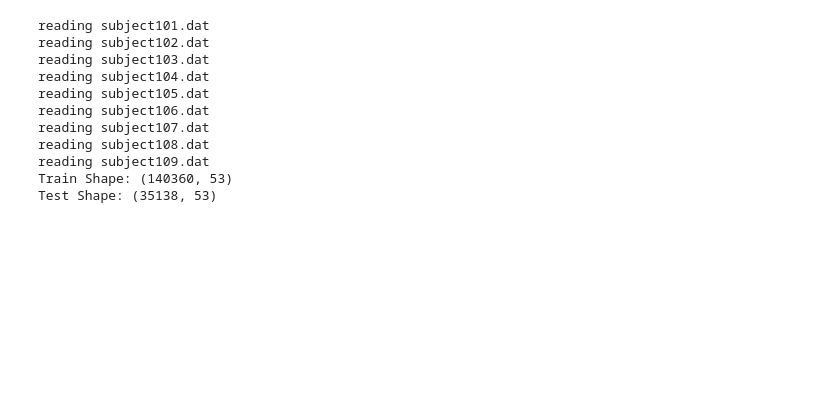
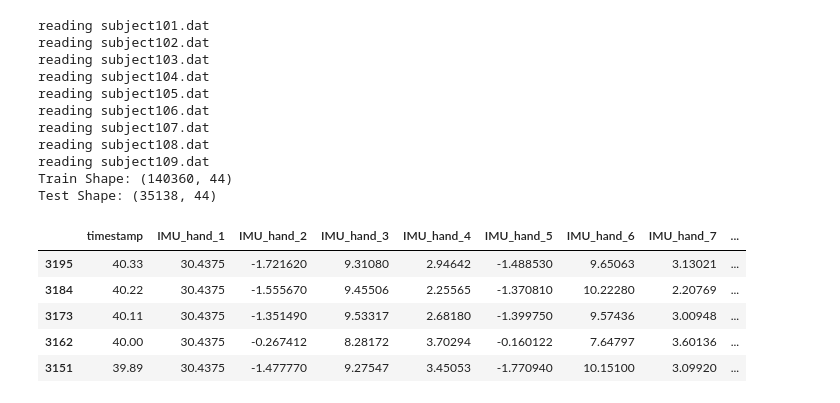
Before and after one commit to Vitor-labs/TCC-1, a Jupyter notebook: notebooks/1.0-Build_Data_Base.ipynb, the cells around one changed output. Cells and saved outputs as stored; diff of their text form; code cells hidden in the pictures; blank space fills up the shorter version.

```diff
--- a/notebooks/1.0-Build_Data_Base.ipynb
+++ b/notebooks/1.0-Build_Data_Base.ipynb
@@ -17,19 +17,28 @@ def load_data(
     path: str, test_size: float = 0.2
 ) -> tuple[DataFrame, DataFrame, DataFrame, DataFrame]:
     train_data, test_data, train_targets, test_targets = [], [], [], []
+    column_names = ["timestamp", "activityID", "heart_rate"] + [
+        f"IMU_hand_{i}" for i in range(1, 18)
+    ]
+    column_names += [f"IMU_chest_{i}" for i in range(1, 18)]
+    column_names += [f"IMU_ankle_{i}" for i in range(1, 18)]
+
     for df, subject in [
         read_w_log(path, filename)
         for filename in os.listdir(path)
         if filename.endswith(".dat")
     ]:
-        df: DataFrame = df[df[1] != 0].dropna().sort_values(1)
+        df.columns = column_names
+        df: DataFrame = df[df["activityID"] != 0].dropna().sort_values("activityID")
         df["subject"] = subject
 
         # for every class drop the last 20% of the data
-        for label in df[1].unique():
-            data = df[df[1] == label]
+        for label in df["activityID"].unique():
+            data: DataFrame = df[df["activityID"] == label].loc[
+                :, ~df.columns.str.endswith(("_15", "_16", "_17"))
+            ]
             SIZE = int((1 - test_size) * len(data))
-            X, y = data.drop(columns=[1, 2]), data[1]
+            X, y = data.drop(columns=["activityID", "heart_rate"]), data["activityID"]
 
             # as it's a time series, i've splited by slices, the last 20% of the
             # data for test and the rest for train
@@ -69,5 +78,14 @@ reading subject106.dat
 reading subject107.dat
 reading subject108.dat
 reading subject109.dat
-Train Shape: (140360, 53)
-Test Shape: (35138, 53)
+Train Shape: (140360, 44)
+Test Shape: (35138, 44)
+# %%
+X_train.head()
+# %% [output]
+|  | timestamp | IMU_hand_1 | IMU_hand_2 | IMU_hand_3 | IMU_hand_4 | IMU_hand_5 | IMU_hand_6 | IMU_hand_7 | ... |
+| 3195 | 40.33 | 30.4375 | -1.721620 | 9.31080 | 2.94642 | -1.488530 | 9.65063 | 3.13021 | ... |
+| 3184 | 40.22 | 30.4375 | -1.555670 | 9.45506 | 2.25565 | -1.370810 | 10.22280 | 2.20769 | ... |
+| 3173 | 40.11 | 30.4375 | -1.351490 | 9.53317 | 2.68180 | -1.399750 | 9.57436 | 3.00948 | ... |
+| 3162 | 40.00 | 30.4375 | -0.267412 | 8.28172 | 3.70294 | -0.160122 | 7.64797 | 3.60136 | ... |
+| 3151 | 39.89 | 30.4375 | -1.477770 | 9.27547 | 3.45053 | -1.770940 | 10.15100 | 3.09920 | ... |
```
Also changed, not shown: 6 other files.
